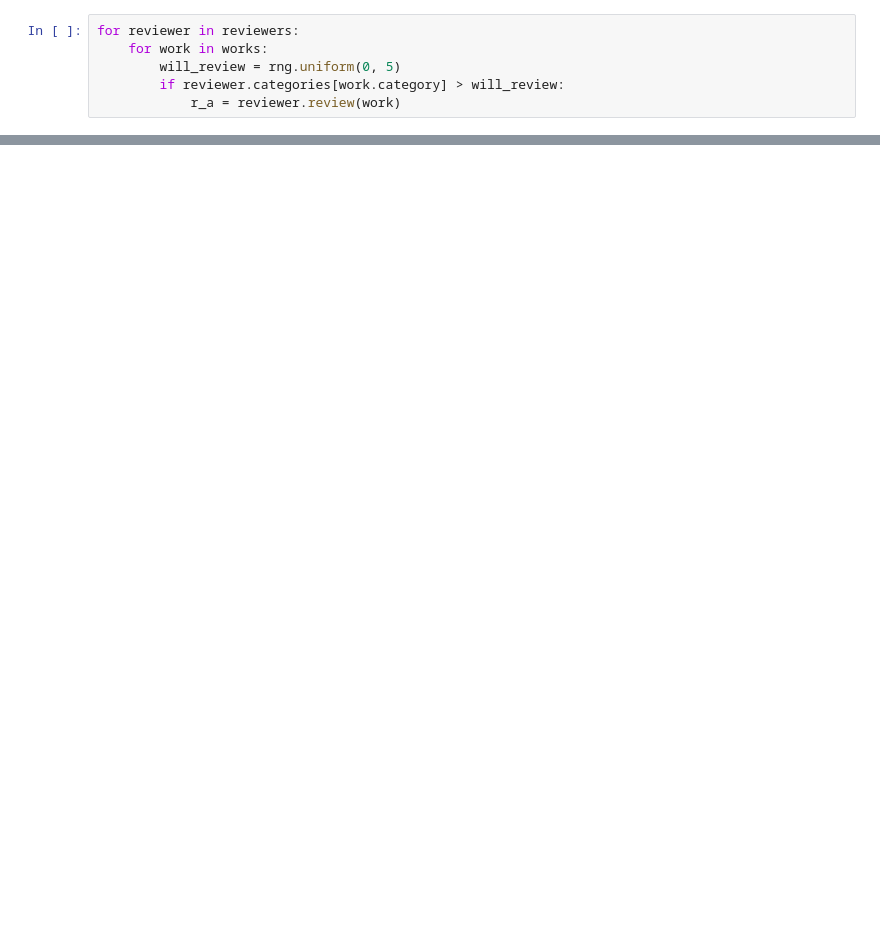
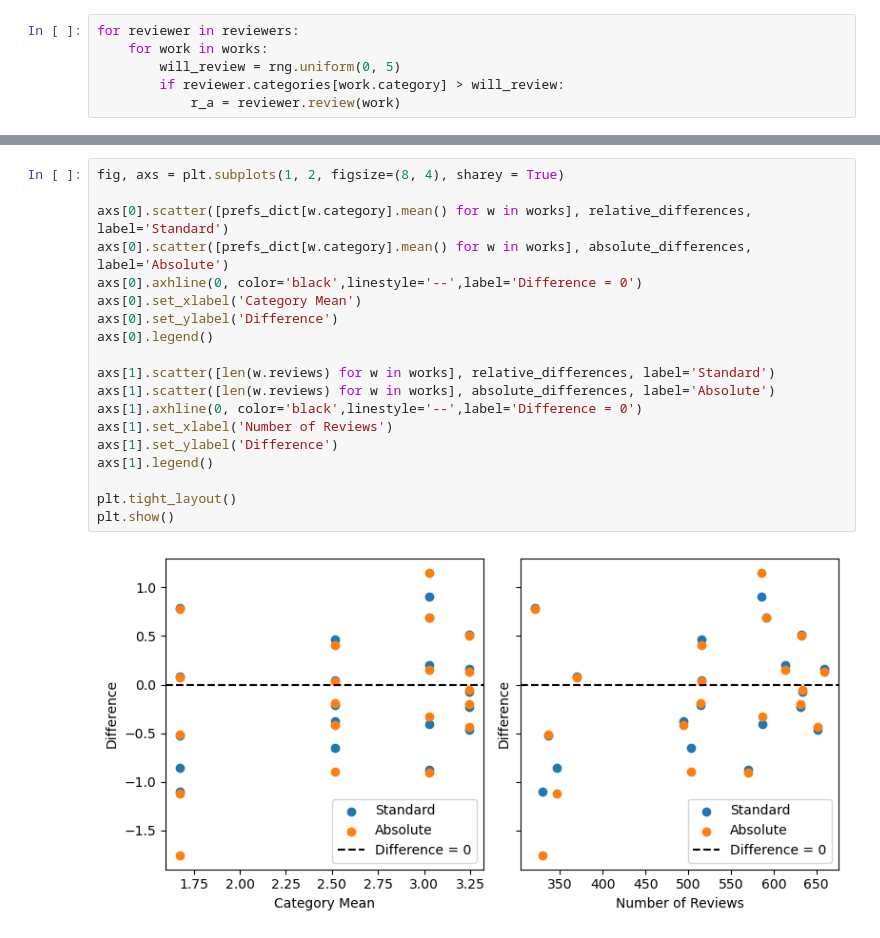
Before and after one commit to zshakespear/book_review_simulation, a Jupyter notebook: ReviewSimulator.ipynb, the cells around one changed output, grey strips where cells are left out. Saved outputs shown, nothing was run; the diff lists cells and outputs as text; blank space fills up the shorter version.

```diff
--- a/ReviewSimulator.ipynb
+++ b/ReviewSimulator.ipynb
@@ -123,0 +137,21 @@ plt.show()
+# %%
+fig, axs = plt.subplots(1, 2, figsize=(8, 4), sharey = True)
+
+axs[0].scatter([prefs_dict[w.category].mean() for w in works], relative_differences, label='Standard')
+axs[0].scatter([prefs_dict[w.category].mean() for w in works], absolute_differences, label='Absolute')
+axs[0].axhline(0, color='black',linestyle='--',label='Difference = 0')
+axs[0].set_xlabel('Category Mean')
+axs[0].set_ylabel('Difference')
+axs[0].legend()
+
+axs[1].scatter([len(w.reviews) for w in works], relative_differences, label='Standard')
+axs[1].scatter([len(w.reviews) for w in works], absolute_differences, label='Absolute')
+axs[1].axhline(0, color='black',linestyle='--',label='Difference = 0')
+axs[1].set_xlabel('Number of Reviews')
+axs[1].set_ylabel('Difference')
+axs[1].legend()
+
+plt.tight_layout()
+plt.show()
+# %% [output]
+[figure, added]
```
Also changed, not shown: parts of 3 cells of this notebook, 2 other files.
